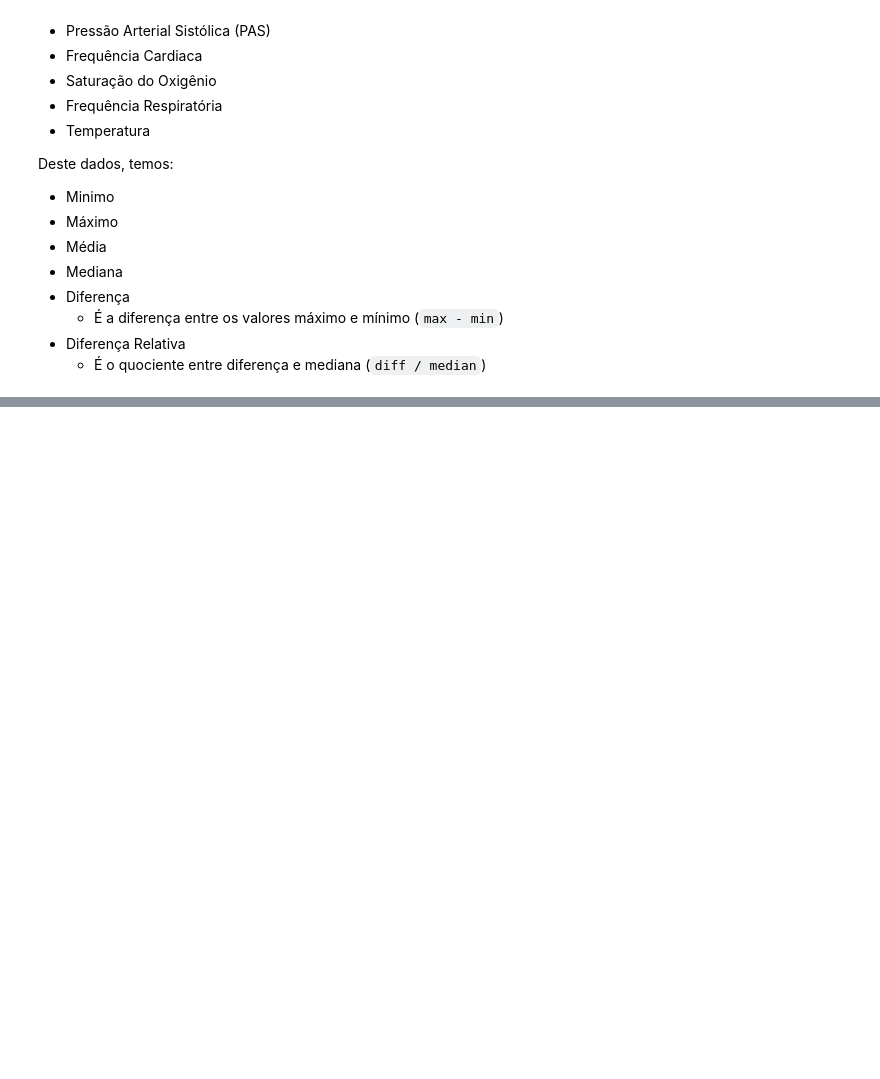
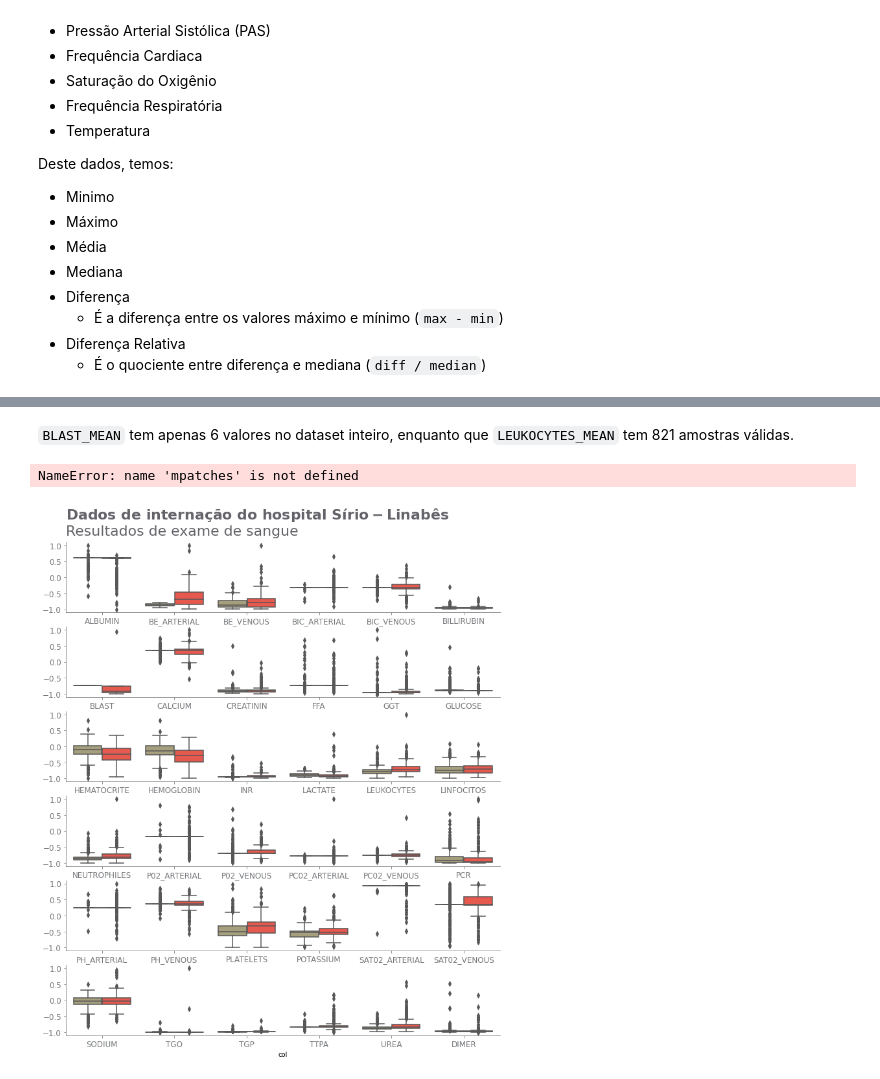
Before and after one commit to willianrocha/COVID-19_clinical_data_assess_diagnosis, a Jupyter notebook: notebooks/EDA.ipynb, the cells around one changed output, grey strips where cells are left out. Cells and saved outputs as stored; diff of their text form; code cells hidden in the pictures; blank space fills up the shorter version.

```diff
--- a/notebooks/EDA.ipynb
+++ b/notebooks/EDA.ipynb
@@ -215,0 +276,14 @@ sns.despine()
+# %%
+attributes_suffix = ['MAX', 'MEAN', 'MEDIAN', 'MIN']
+
+eq_columns = []
+neq_columns = []
+
+for blood in blood_results:#[:3]:
+    br_columns = [f'{blood}_{attr}' for attr in attributes_suffix]
+    if all([blood_results_data[br_columns[0]].equals(blood_results_data[col]) for col in br_columns[1:]]):
+        eq_columns.append(blood)
+    else:
+        neq_columns.append(blood)
+print(f'Colunuas com valores iguais entre os atributos: {eq_columns}')
+print(f'Colunuas com valores iguais diferente os atributos: {neq_columns}')
@@ -215,0 +299,7 @@ sns.despine()
+# %%
+blood_results = ['ALBUMIN', 'BE_ARTERIAL', 'BE_VENOUS', 'BIC_ARTERIAL', 'BIC_VENOUS', 'BILLIRUBIN', 'BLAST', 'CALCIUM', 'CREATININ', 'FFA', 'GGT', 'GLUCOSE', 'HEMATOCRITE', 'HEMOGLOBIN', 'INR', 'LACTATE', 'LEUKOCYTES', 'LINFOCITOS', 'NEUTROPHILES', 'P02_ARTERIAL', 'P02_VENOUS', 'PC02_ARTERIAL', 'PC02_VENOUS', 'PCR', 'PH_ARTERIAL', 'PH_VENOUS', 'PLATELETS', 'POTASSIUM', 'SAT02_ARTERIAL', 'SAT02_VENOUS', 'SODIUM', 'TGO', 'TGP', 'TTPA', 'UREA', 'DIMER']
+blood_results_columns = [f'{blood}_MEAN' for blood in blood_results]
+blood_results_by_count = blood_results_data[blood_results_columns].count().sort_values().to_frame().reset_index()#.groupby(0).count()
+blood_results_by_count = blood_results_by_count.groupby(0)['index'].apply(lambda x: ', '.join(x)).to_frame().reset_index()
+blood_results_by_count.columns = ['Qtd de Amostras', 'Resultados de Sangue']
+blood_results_by_count
@@ -215,0 +319,29 @@ sns.despine()
+# %% [markdown]
+`BLAST_MEAN` tem apenas 6 valores no dataset inteiro, enquanto que `LEUKOCYTES_MEAN` tem 821 amostras válidas.
+# %%
+suptitle = 'Dados de internação do hospital Sírio-Linabês'
+subtitle = 'Resultados de exame de sangue'
+
+fig, axes = plt.subplots(nrows=6, ncols=1, figsize=(12, 14))
+blood_results_lines = np.array_split(blood_results_columns, 6)
+blood_results_labels = np.array_split(blood_results, 6)
+y_label = [None]*6
+
+for i, blood in enumerate(blood_results_lines):
+    br_melt = dados.melt(id_vars=['ICU'], value_vars=blood, var_name='col', value_name='value').reset_index(drop=True)
+    br_melt['value'] = br_melt['value'].replace(-1, np.nan)
+    br_melt['value'] = br_melt['value'].replace(1, np.nan)
+    sns.boxplot(x="col", y="value", hue='ICU', data=br_melt, ax=axes[i], palette=[ICU_0, ICU_1])
+    axes[i].set_xticklabels(blood_results_labels[i], fontsize=12)
+presentation(fig=fig, ax=axes.tolist(), y_label=y_label, title=suptitle, subtitle=subtitle,
+             title_position = 0.055, grid=False, legend=False)
+sns.despine()
+
+icu_color = [ICU_0, ICU_1]
+icu_label = [ICU_0_LABEL, ICU_1_LABEL]
+legend_formatter(axes[0], icu_color, icu_label, bbox=(1.205, 1.0), title='Status da UTI')
+axes[-1].set_xlabel('')
+plt.show()
+# %% [output]
+NameError: name 'mpatches' is not defined
+[figure, added]
```
Also changed, not shown: parts of 21 cells of this notebook, 3 other files.
